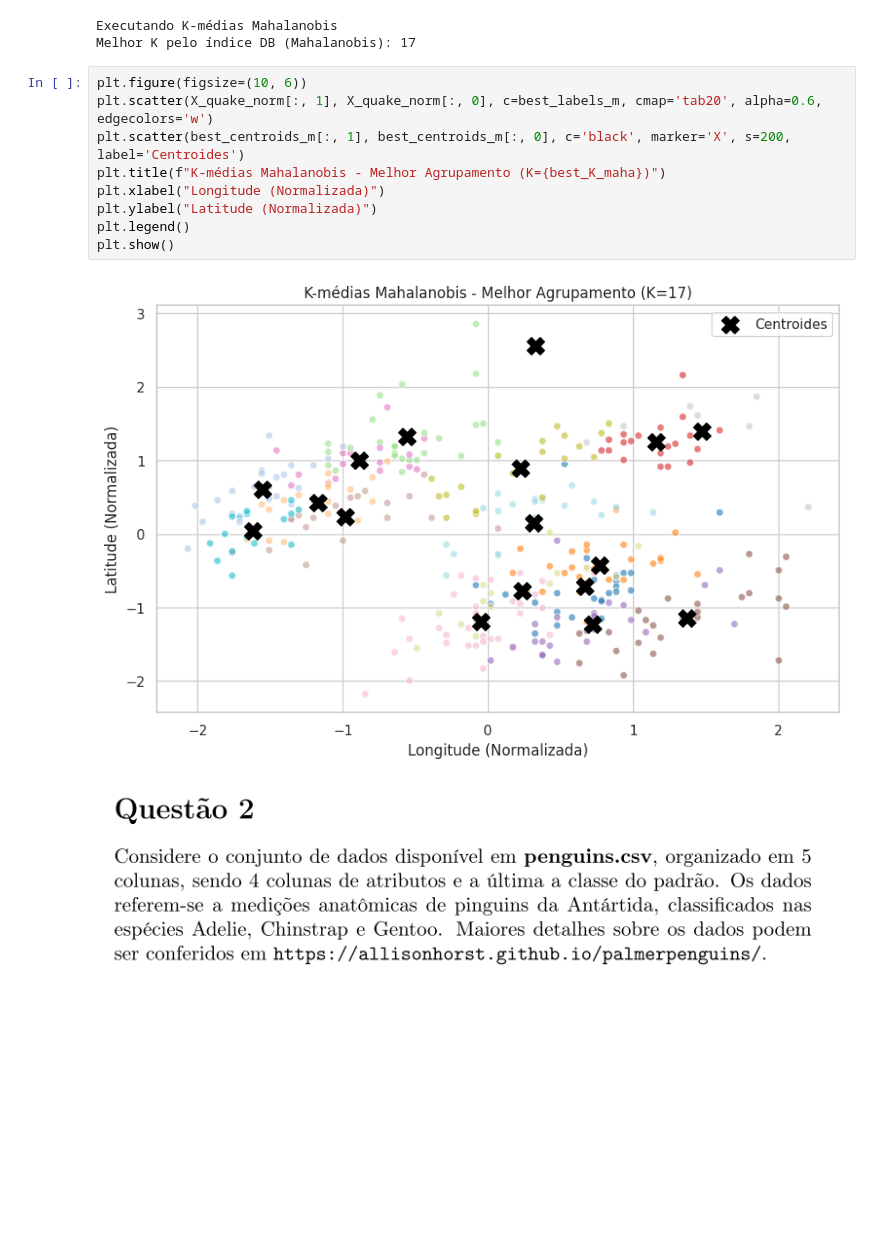
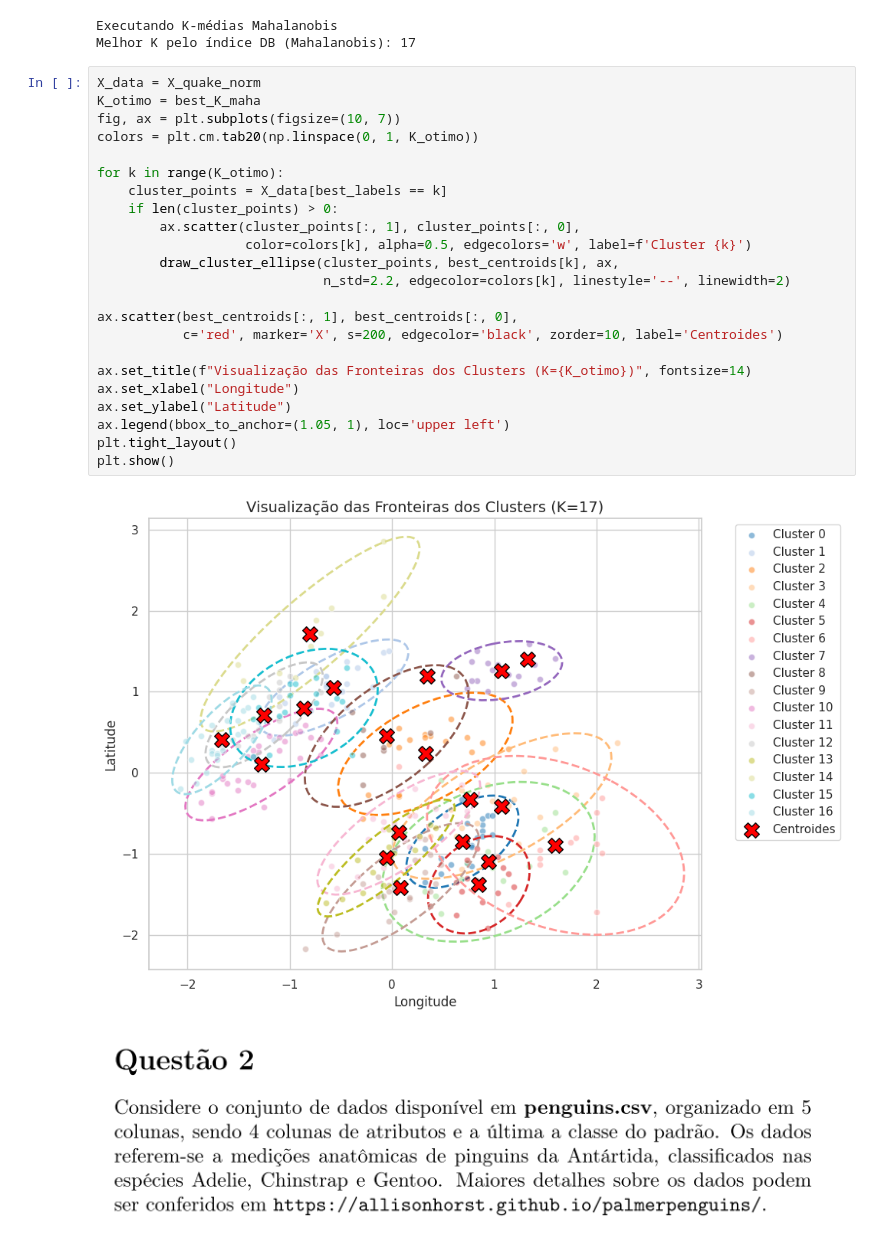
Before and after one commit to jonatasfernandessilva7/Lista_06_aprendizagem_de_maquina_UFC_mestrado, a Jupyter notebook: LISTA_06_AMA.ipynb, the cells around one changed output. Saved outputs shown, nothing was run; the diff lists cells and outputs as text; blank space fills up the shorter version.

```diff
--- a/LISTA_06_AMA.ipynb
+++ b/LISTA_06_AMA.ipynb
@@ -198,17 +241,31 @@ best_centroids_m, best_labels_m = best_results_maha[best_K_maha]
 # %% [output]
 Executando K-médias Mahalanobis
 Melhor K pelo índice DB (Mahalanobis): 17
-# %%
-plt.figure(figsize=(10, 6))
-plt.scatter(X_quake_norm[:, 1], X_quake_norm[:, 0], c=best_labels_m, cmap='tab20', alpha=0.6, edgecolors='w')
-plt.scatter(best_centroids_m[:, 1], best_centroids_m[:, 0], c='black', marker='X', s=200, label='Centroides')
-plt.title(f"K-médias Mahalanobis - Melhor Agrupamento (K={best_K_maha})")
-plt.xlabel("Longitude (Normalizada)")
-plt.ylabel("Latitude (Normalizada)")
-plt.legend()
-plt.show()
-# %% [output]
-[figure, removed]
+# %%
+X_data = X_quake_norm
+K_otimo = best_K_maha
+fig, ax = plt.subplots(figsize=(10, 7))
+colors = plt.cm.tab20(np.linspace(0, 1, K_otimo))
+
+for k in range(K_otimo):
+    cluster_points = X_data[best_labels == k]
+    if len(cluster_points) > 0:
+        ax.scatter(cluster_points[:, 1], cluster_points[:, 0],
+                   color=colors[k], alpha=0.5, edgecolors='w', label=f'Cluster {k}')
+        draw_cluster_ellipse(cluster_points, best_centroids[k], ax,
+                             n_std=2.2, edgecolor=colors[k], linestyle='--', linewidth=2)
+
+ax.scatter(best_centroids[:, 1], best_centroids[:, 0],
+           c='red', marker='X', s=200, edgecolor='black', zorder=10, label='Centroides')
+
+ax.set_title(f"Visualização das Fronteiras dos Clusters (K={K_otimo})", fontsize=14)
+ax.set_xlabel("Longitude")
+ax.set_ylabel("Latitude")
+ax.legend(bbox_to_anchor=(1.05, 1), loc='upper left')
+plt.tight_layout()
+plt.show()
+# %% [output]
+[figure, added]
 # %% [markdown]
 ![image.png](embedded-picture-1)
 # %%
```
Also changed, not shown: parts of 12 cells of this notebook.
